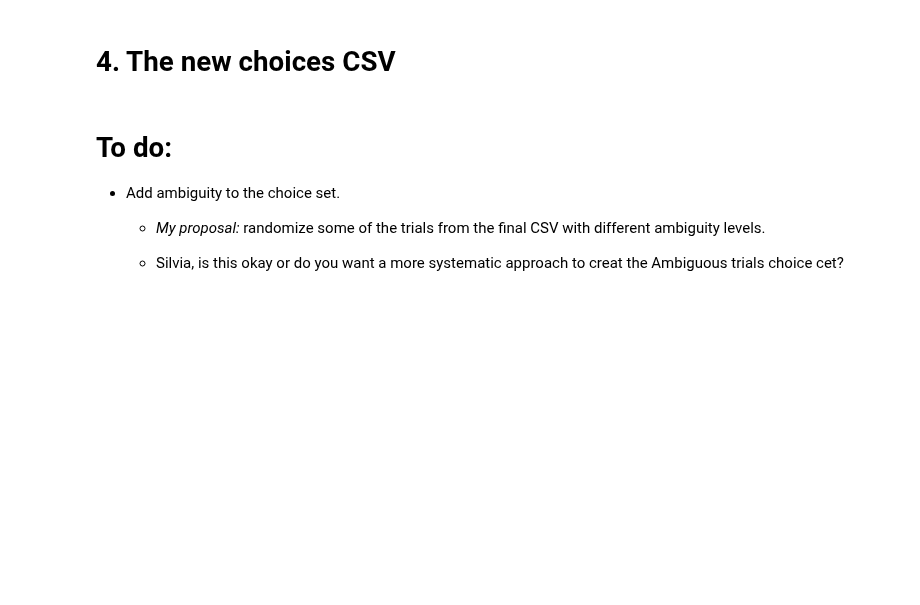
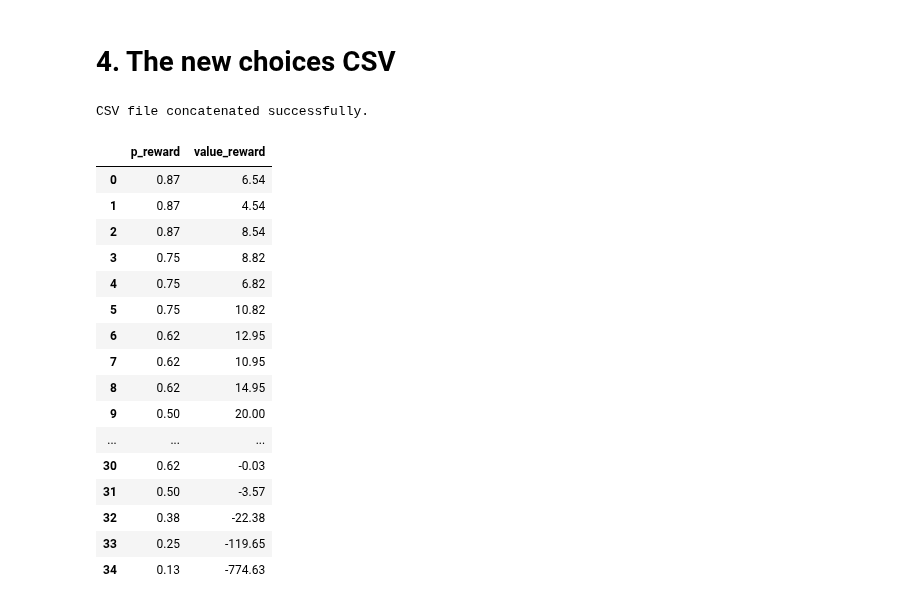
Before and after one commit to CDN-Lab/Adaptive_Choicesets, a Jupyter notebook: gen_choice_set_space.ipynb, the cells around one changed output. Saved outputs shown, nothing was run; the diff lists cells and outputs as text; code cells hidden in the pictures; blank space fills up the shorter version.

```diff
--- a/gen_choice_set_space.ipynb
+++ b/gen_choice_set_space.ipynb
@@ -228,0 +224,14 @@ Trials with the least SV for every prob option:
+# %%
+# Make it a CSV
+# Convert the dictionary to a DataFrame
+df2 = pd.DataFrame(extrpos.items(), columns=['p_reward', 'value_reward'])
+df3 = pd.DataFrame(ExtrNeg.items(), columns=['p_reward', 'value_reward'])
+df4 = pd.concat([df2,df3], ignore_index=True)
+# Specify the filename for the new CSV file
+Extr_trialsCSV = 'csv/Extr_trials.csv'
+
+# Save the DataFrame to a CSV file
+df4.to_csv(Extr_trialsCSV, index=False)
+
+print(f"CSV file '{Extr_trialsCSV}' created successfully.")
+pd.read_csv(Extr_trialsCSV)
@@ -259,15 +257,33 @@ pd.read_csv(extrneg_trialsCSV)
 # %%
 #Final CSV
-SE_trialCSV = pd.read_csv(SE_trialsCSV)
+Extr_trialsCSV = pd.read_csv(Extr_trialsCSV)
 cent_trialCSV = pd.read_csv(cent_trialsCSV)
-extrpos_trialCSV = pd.read_csv(extrpos_trialsCSV)
-extrneg_trialCSV = pd.read_csv(extrneg_trialsCSV)
+
 #Complete trials CSV
-crdm_trials = pd.concat([SE_trialCSV,cent_trialCSV, extrpos_trialCSV,extrneg_trialCSV])
+crdm_trials = pd.concat([cent_trialCSV, Extr_trialsCSV])
 crdm_trialsCSV = 'csv/crdm_trials.csv'
 crdm_trials.to_csv(crdm_trialsCSV, index = False)
 print(f"CSV file concatenated successfully.")
 pd.read_csv(crdm_trialsCSV)
+# %% [output]
+CSV file concatenated successfully.
+|  | p_reward | value_reward |
+| 0 | 0.87 | 6.54 |
+| 1 | 0.87 | 4.54 |
+| 2 | 0.87 | 8.54 |
+| 3 | 0.75 | 8.82 |
+| 4 | 0.75 | 6.82 |
+| 5 | 0.75 | 10.82 |
+| 6 | 0.62 | 12.95 |
+| 7 | 0.62 | 10.95 |
+| 8 | 0.62 | 14.95 |
+| 9 | 0.50 | 20.00 |
+| ... | ... | ... |
+| 30 | 0.62 | -0.03 |
+| 31 | 0.50 | -3.57 |
+| 32 | 0.38 | -22.38 |
+| 33 | 0.25 | -119.65 |
+| 34 | 0.13 | -774.63 |
 # %%
 # Complete trials CSV with filtered trials (<$50)
 crdm_trials = pd.concat([SE_trialCSV, cent_trialCSV, extrpos_trialCSV, extrneg_trialCSV])
@@ -286,10 +302,3 @@ crdm_50filtered.to_csv(crdm_trials_50cap, index=False)
 
 print(f"CSV file filtered successfully.")
 pd.read_csv(crdm_trials_50cap)
-# %% [markdown]
-# To do:
-- Add ambiguity to the choice set.
-
-    -   *My proposal:* randomize some of the trials from the final CSV with different ambiguity levels.
-
-    -  Silvia, is this okay or do you want a more systematic approach to creat the Ambiguous trials choice cet?
```
Also changed, not shown: parts of 9 cells of this notebook.
